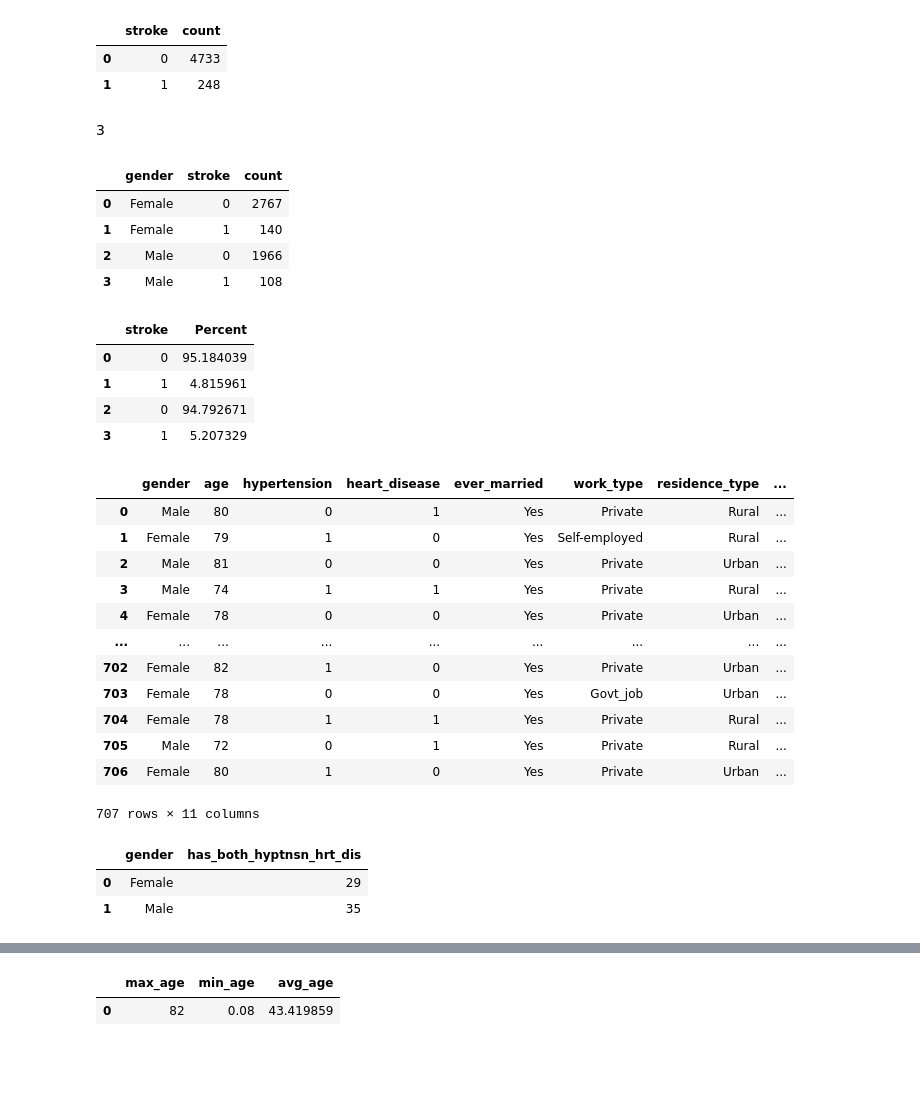
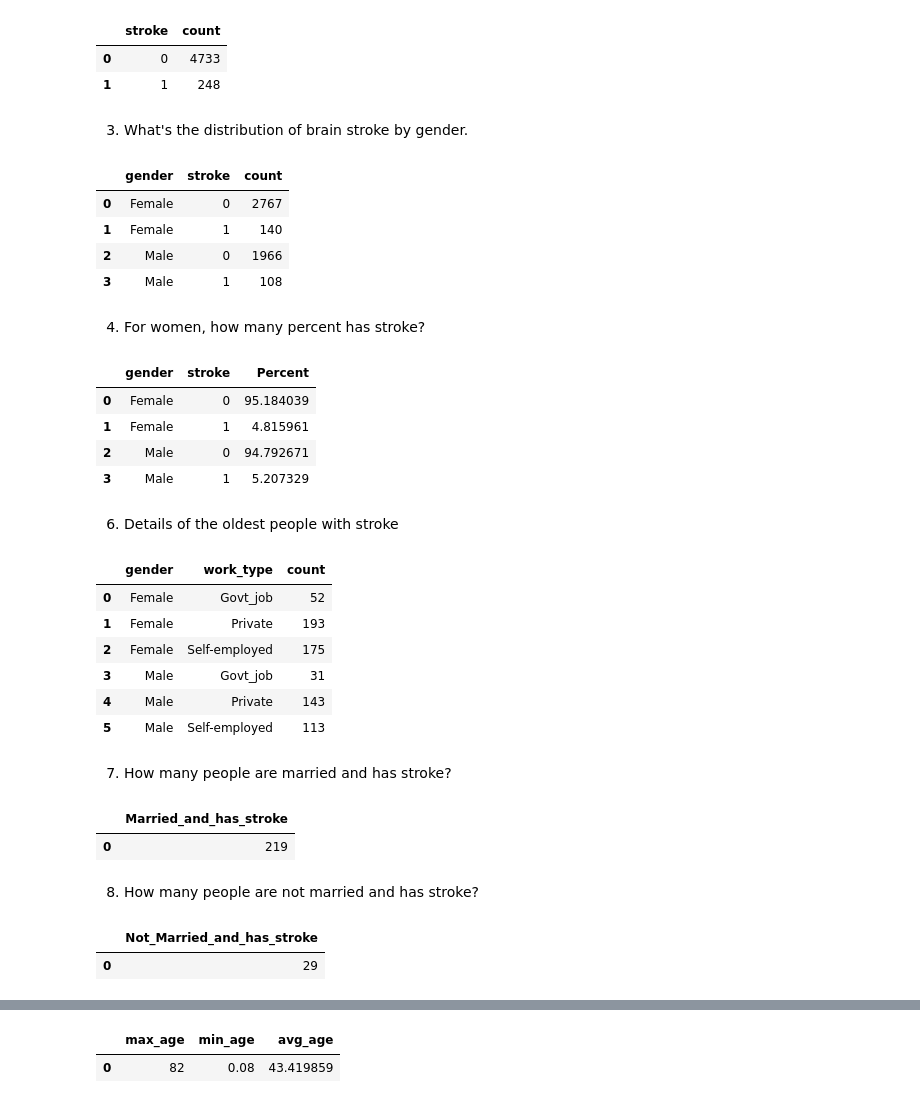
Before and after one commit to TelRich/Brain_Stroke_Analysis_with_SQL, a Jupyter notebook: brain_stroke.ipynb, the cells around one changed output, grey strips where cells are left out. Drawn from its saved outputs; the diff is of its cells as text; code cells hidden in the pictures; blank space fills up the shorter version.

```diff
--- a/brain_stroke.ipynb
+++ b/brain_stroke.ipynb
@@ -123,8 +120,8 @@ pd.read_sql_query(query, conn)
 |  | stroke | count |
 | 0 | 0 | 4733 |
 | 1 | 1 | 248 |
-# %% [markdown]
-3
+# %% [markdown]
+3. What's the distribution of brain stroke by gender.
 # %%
 query = """
 SELECT    gender, stroke, COUNT(*) count
@@ -138,57 +135,73 @@ pd.read_sql_query(query, conn)
 | 1 | Female | 1 | 140 |
 | 2 | Male | 0 | 1966 |
 | 3 | Male | 1 | 108 |
+# %% [markdown]
+4. For women, how many percent has stroke?
 # %%
 query = """
-SELECT      stroke, CAST(COUNT(*) AS FLOAT)/total.count * 100 AS Percent
+SELECT      gender, stroke, CAST(COUNT(*) AS FLOAT)/total.count * 100 AS Percent
 FROM        brainStroke, (SELECT COUNT(*) count FROM brainStroke WHERE gender = 'Female') total
 WHERE       gender = 'Female'
 GROUP BY    stroke
 
 UNION ALL
 
-SELECT      stroke, CAST(COUNT(*) AS FLOAT)/total.count * 100 AS Percent
+SELECT      gender, stroke, CAST(COUNT(*) AS FLOAT)/total.count * 100 AS Percent
 FROM        brainStroke, (SELECT COUNT(*) count FROM brainStroke WHERE gender = 'Male') total
 WHERE       gender = 'Male'
 GROUP BY    stroke
 """
 pd.read_sql_query(query, conn)
 # %% [output]
-|  | stroke | Percent |
-| 0 | 0 | 95.184039 |
-| 1 | 1 | 4.815961 |
-| 2 | 0 | 94.792671 |
-| 3 | 1 | 5.207329 |
+|  | gender | stroke | Percent |
+| 0 | Female | 0 | 95.184039 |
+| 1 | Female | 1 | 4.815961 |
+| 2 | Male | 0 | 94.792671 |
+| 3 | Male | 1 | 5.207329 |
+# %% [markdown]
+6. Details of the oldest people with stroke
+# %%
+query = """
+WITH older_people AS (
+    SELECT  *
+    FROM    brainStroke
+    WHERE   age > 70
+)
+
+SELECT  gender, work_type, COUNT(*) count
+FROM    older_people
+GROUP BY    gender, work_type
+"""
+pd.read_sql_query(query, conn)
+# %% [output]
+|  | gender | work_type | count |
+| 0 | Female | Govt_job | 52 |
+| 1 | Female | Private | 193 |
+| 2 | Female | Self-employed | 175 |
+| 3 | Male | Govt_job | 31 |
+| 4 | Male | Private | 143 |
+| 5 | Male | Self-employed | 113 |
+# %% [markdown]
+7. How many people are married and has stroke?
 # %%
 query = """
-SELECT *
+SELECT  COUNT(*) Married_and_has_stroke
 FROM    brainStroke
-WHERE   age > 70
+WHERE   ever_married = 'Yes' AND stroke = 1
 """
 pd.read_sql_query(query, conn)
 # %% [output]
-|  | gender | age | hypertension | heart_disease | ever_married | work_type | residence_type | ... |
-| 0 | Male | 80 | 0 | 1 | Yes | Private | Rural | ... |
-| 1 | Female | 79 | 1 | 0 | Yes | Self-employed | Rural | ... |
-| 2 | Male | 81 | 0 | 0 | Yes | Private | Urban | ... |
-| 3 | Male | 74 | 1 | 1 | Yes | Private | Rural | ... |
-| 4 | Female | 78 | 0 | 0 | Yes | Private | Urban | ... |
-| ... | ... | ... | ... | ... | ... | ... | ... | ... |
-| 702 | Female | 82 | 1 | 0 | Yes | Private | Urban | ... |
-| 703 | Female | 78 | 0 | 0 | Yes | Govt_job | Urban | ... |
-| 704 | Female | 78 | 1 | 1 | Yes | Private | Rural | ... |
-| 705 | Male | 72 | 0 | 1 | Yes | Private | Rural | ... |
-| 706 | Female | 80 | 1 | 0 | Yes | Private | Urban | ... |
+|  | Married_and_has_stroke |
+| 0 | 219 |
-707 rows × 11 columns
+# %% [markdown]
+8. How many people are not married and has stroke?
 # %%
 query = """
-  SELECT gender, COUNT(*) has_both_hyptnsn_hrt_dis
-    FROM brainStroke
-   WHERE hypertension = 1 AND heart_disease = 1
-GROUP BY gender
+SELECT  COUNT(*) Not_Married_and_has_stroke
+FROM    brainStroke
+WHERE   ever_married = 'No' AND stroke = 1
 """
 pd.read_sql_query(query, conn)
 # %% [output]
-|  | gender | has_both_hyptnsn_hrt_dis |
-| 0 | Female | 29 |
-| 1 | Male | 35 |
+|  | Not_Married_and_has_stroke |
+| 0 | 29 |
```
Also changed, not shown: parts of 11 cells of this notebook, 2 other files.
